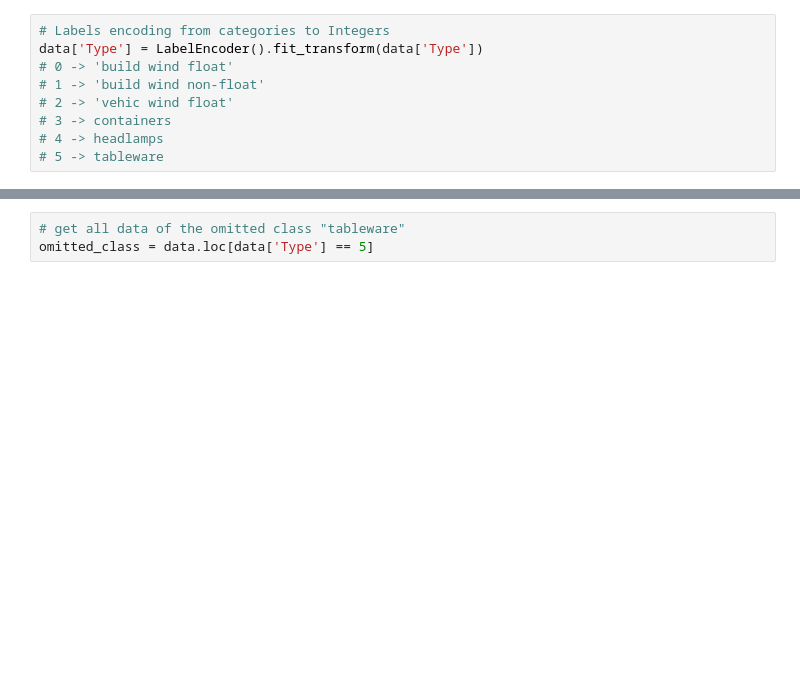
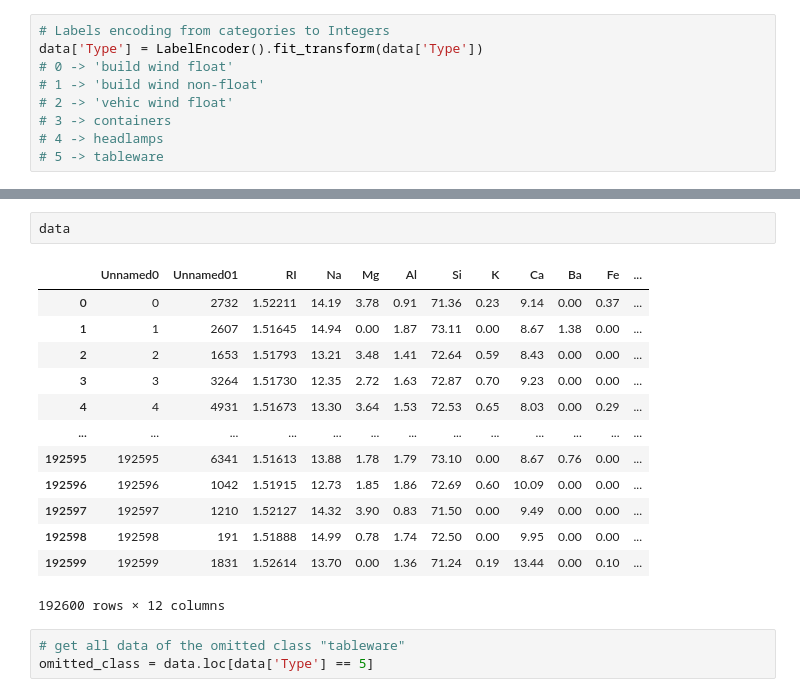
Before and after one commit to abdessamad14/Signature-Based-LightGBM-with-incremental-Learning, a Jupyter notebook: notebooks/examples/Drift-Simulation.ipynb, the cells around one changed output, grey strips where cells are left out. Drawn from its saved outputs; the diff is of its cells as text; blank space fills up the shorter version.

```diff
--- a/notebooks/examples/Drift-Simulation.ipynb
+++ b/notebooks/examples/Drift-Simulation.ipynb
@@ -53,3 +61,19 @@ data['Type'] = LabelEncoder().fit_transform(data['Type'])
+# %%
+data
+# %% [output]
+|  | Unnamed0 | Unnamed01 | RI | Na | Mg | Al | Si | K | Ca | Ba | Fe | ... |
+| 0 | 0 | 2732 | 1.52211 | 14.19 | 3.78 | 0.91 | 71.36 | 0.23 | 9.14 | 0.00 | 0.37 | ... |
+| 1 | 1 | 2607 | 1.51645 | 14.94 | 0.00 | 1.87 | 73.11 | 0.00 | 8.67 | 1.38 | 0.00 | ... |
+| 2 | 2 | 1653 | 1.51793 | 13.21 | 3.48 | 1.41 | 72.64 | 0.59 | 8.43 | 0.00 | 0.00 | ... |
+| 3 | 3 | 3264 | 1.51730 | 12.35 | 2.72 | 1.63 | 72.87 | 0.70 | 9.23 | 0.00 | 0.00 | ... |
+| 4 | 4 | 4931 | 1.51673 | 13.30 | 3.64 | 1.53 | 72.53 | 0.65 | 8.03 | 0.00 | 0.29 | ... |
+| ... | ... | ... | ... | ... | ... | ... | ... | ... | ... | ... | ... | ... |
+| 192595 | 192595 | 6341 | 1.51613 | 13.88 | 1.78 | 1.79 | 73.10 | 0.00 | 8.67 | 0.76 | 0.00 | ... |
+| 192596 | 192596 | 1042 | 1.51915 | 12.73 | 1.85 | 1.86 | 72.69 | 0.60 | 10.09 | 0.00 | 0.00 | ... |
+| 192597 | 192597 | 1210 | 1.52127 | 14.32 | 3.90 | 0.83 | 71.50 | 0.00 | 9.49 | 0.00 | 0.00 | ... |
+| 192598 | 192598 | 191 | 1.51888 | 14.99 | 0.78 | 1.74 | 72.50 | 0.00 | 9.95 | 0.00 | 0.00 | ... |
+| 192599 | 192599 | 1831 | 1.52614 | 13.70 | 0.00 | 1.36 | 71.24 | 0.19 | 13.44 | 0.00 | 0.10 | ... |
+192600 rows × 12 columns
 # %%
 # get all data of the omitted class "tableware"
 omitted_class = data.loc[data['Type'] == 5]
```
Also changed, not shown: parts of 15 cells of this notebook.
